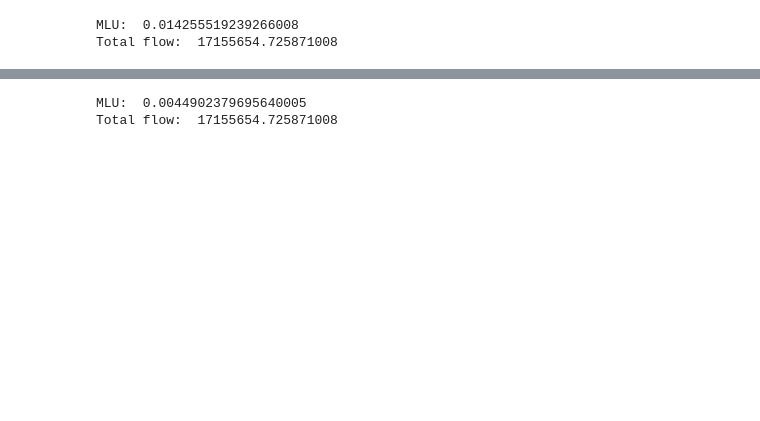
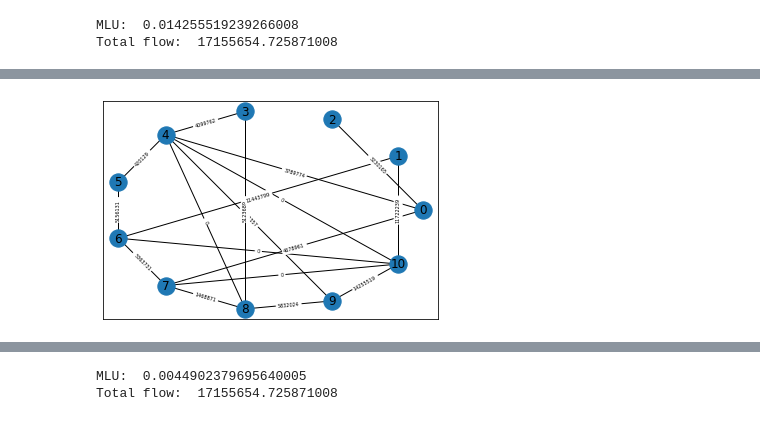
Before and after one commit to benbananas/NetworksFinal, a Jupyter notebook: proj.ipynb, the cells around one changed output, grey strips where cells are left out. Saved outputs shown, nothing was run; the diff lists cells and outputs as text; code cells hidden in the pictures; blank space fills up the shorter version.

```diff
--- a/proj.ipynb
+++ b/proj.ipynb
@@ -296,3 +283,17 @@ Total flow:  17155654.725871008
+# %%
+# visualization with edge flow / capacity
+nx.draw_networkx(G,pos)
+
+# get edge widths
+labels = {}
+for u,v in G.edges():
+    # labels[(u,v)] = (str(round(G[u][v]['flow'])) + "/" + str(G[u][v]['weight']))
+    labels[(u,v)] = str(round(G[u][v]['flow']))
+
+nx.draw_networkx_edge_labels(G,pos,edge_labels=labels, font_size=5)
+plt.savefig("MLU_v1.png", dpi=1000)
+# %% [output]
+[figure, added]
 # %%
 # Minimize MLU (adding a constraint)
 
```
Also changed, not shown: parts of 9 cells of this notebook, 7 other files.
